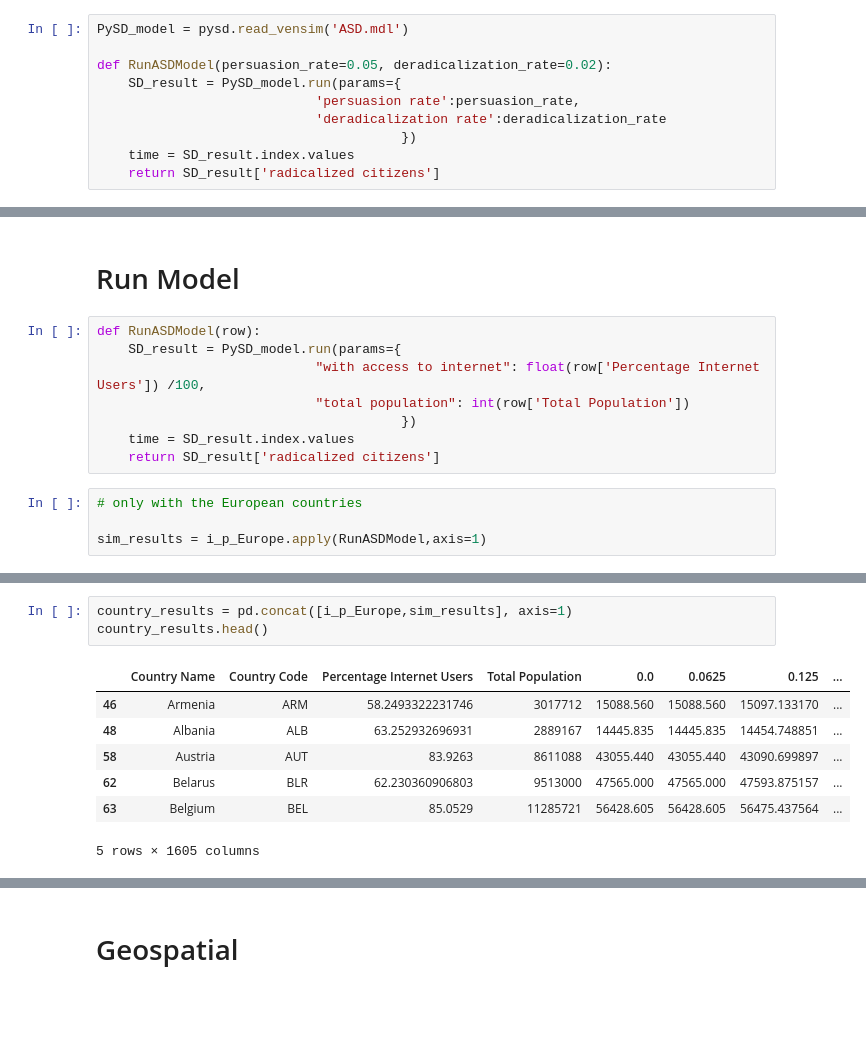
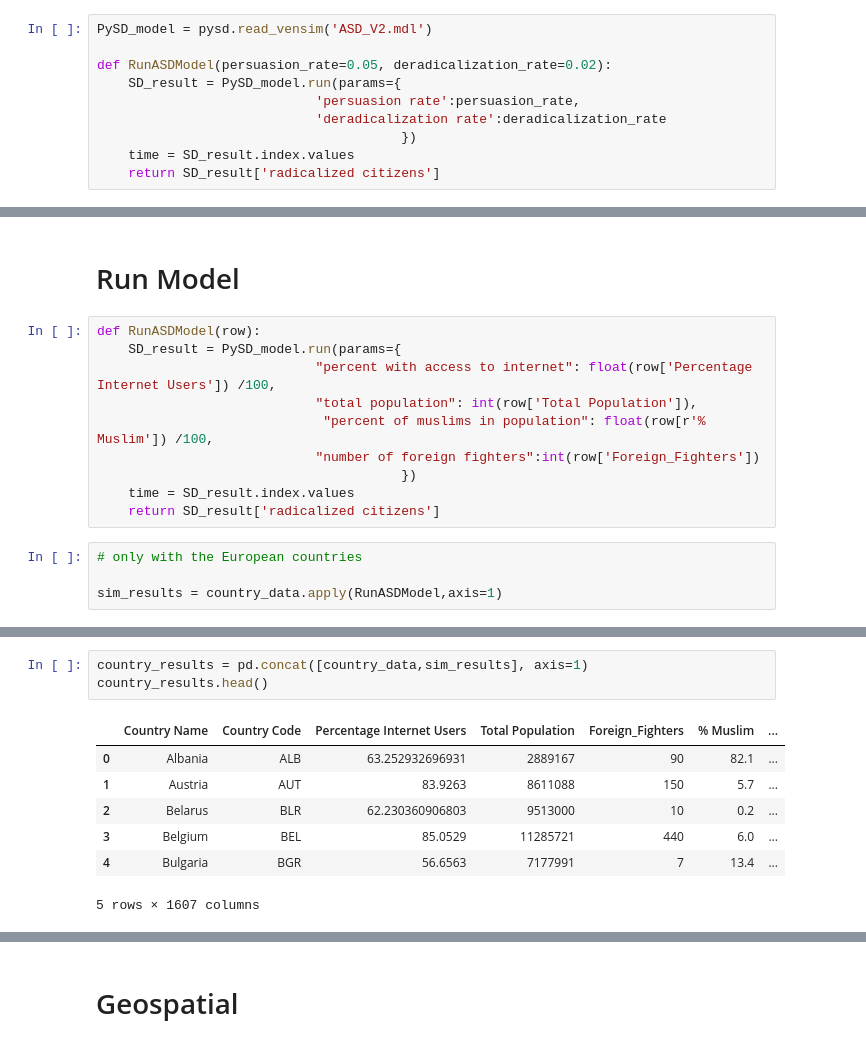
Before and after one commit to waternk/adv_sd_rad_model, a Jupyter notebook: assignment_2/Spatial Radicalization.ipynb, the cells around one changed output, grey strips where cells are left out. Saved outputs shown, nothing was run; the diff lists cells and outputs as text; blank space fills up the shorter version.

```diff
--- a/assignment_2/Spatial Radicalization.ipynb
+++ b/assignment_2/Spatial Radicalization.ipynb
@@ -10,7 +10,7 @@ Image(filename='Radicalization.png')
 # %% [output]
 [figure]
 # %%
-PySD_model = pysd.read_vensim('ASD.mdl')
+PySD_model = pysd.read_vensim('ASD_V2.mdl')
 
 def RunASDModel(persuasion_rate=0.05, deradicalization_rate=0.02):
     SD_result = PySD_model.run(params={
@@ -132,15 +138,17 @@ i_p_Europe
 # %%
 def RunASDModel(row):
     SD_result = PySD_model.run(params={
-                            "with access to internet": float(row['Percentage Internet Users']) /100,
-                            "total population": int(row['Total Population'])
+                            "percent with access to internet": float(row['Percentage Internet Users']) /100,
+                            "total population": int(row['Total Population']),
+                             "percent of muslims in population": float(row[r'% Muslim']) /100,
+                            "number of foreign fighters":int(row['Foreign_Fighters'])
                                        })
     time = SD_result.index.values
     return SD_result['radicalized citizens']
 # %%
 # only with the European countries
 
-sim_results = i_p_Europe.apply(RunASDModel,axis=1)
+sim_results = country_data.apply(RunASDModel,axis=1)
 # %%
 sim_results
 # %% [output]
@@ -165,14 +173,14 @@ sim_results
 # %%
-country_results = pd.concat([i_p_Europe,sim_results], axis=1)
+country_results = pd.concat([country_data,sim_results], axis=1)
 country_results.head()
 # %% [output]
-|  | Country Name | Country Code | Percentage Internet Users | Total Population | 0.0 | 0.0625 | 0.125 | ... |
-| 46 | Armenia | ARM | 58.2493322231746 | 3017712 | 15088.560 | 15088.560 | 15097.133170 | ... |
-| 48 | Albania | ALB | 63.252932696931 | 2889167 | 14445.835 | 14445.835 | 14454.748851 | ... |
-| 58 | Austria | AUT | 83.9263 | 8611088 | 43055.440 | 43055.440 | 43090.699897 | ... |
-| 62 | Belarus | BLR | 62.230360906803 | 9513000 | 47565.000 | 47565.000 | 47593.875157 | ... |
-| 63 | Belgium | BEL | 85.0529 | 11285721 | 56428.605 | 56428.605 | 56475.437564 | ... |
+|  | Country Name | Country Code | Percentage Internet Users | Total Population | Foreign_Fighters | % Muslim | ... |
+| 0 | Albania | ALB | 63.252932696931 | 2889167 | 90 | 82.1 | ... |
+| 1 | Austria | AUT | 83.9263 | 8611088 | 150 | 5.7 | ... |
+| 2 | Belarus | BLR | 62.230360906803 | 9513000 | 10 | 0.2 | ... |
+| 3 | Belgium | BEL | 85.0529 | 11285721 | 440 | 6.0 | ... |
+| 4 | Bulgaria | BGR | 56.6563 | 7177991 | 7 | 13.4 | ... |
-5 rows × 1605 columns
+5 rows × 1607 columns
 # %%
 sim_results_transposed = pd.DataFrame(sim_results).T
 sim_results_transposed.plot(legend=False)
```
Also changed, not shown: parts of 14 cells of this notebook, 1 other file.
